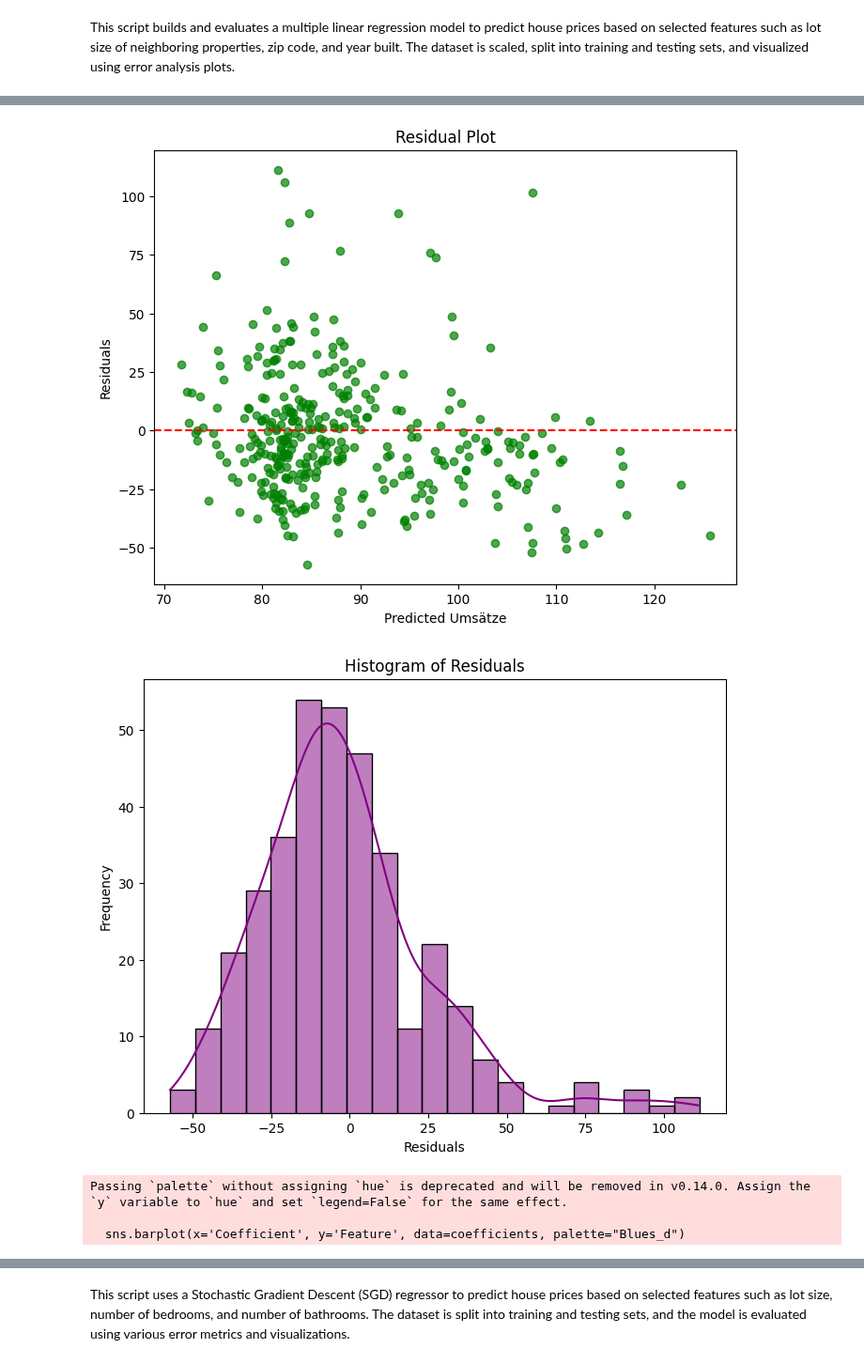
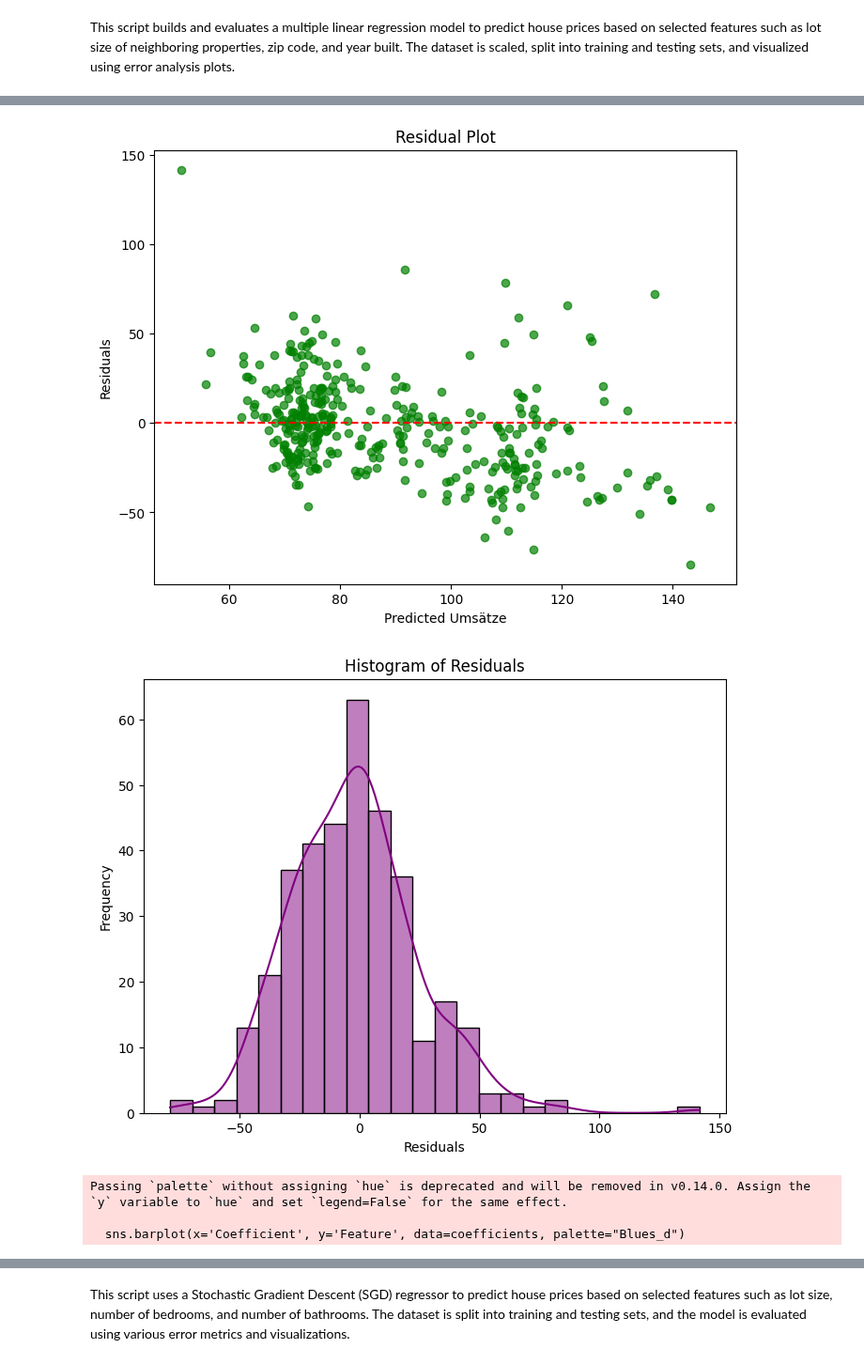
Before and after one commit to Fiesa00/DS_ML_Gr_1.5, a Jupyter notebook: 2_BaselineModel/Baseline-Model W4.ipynb, the cells around one changed output, grey strips where cells are left out. Shown at 94% size. Cells and saved outputs as stored; diff of their text form; code cells hidden in the pictures.

```diff
--- a/2_BaselineModel/Baseline-Model W4.ipynb
+++ b/2_BaselineModel/Baseline-Model W4.ipynb
@@ -101,7 +101,7 @@ data=data
 # Select features and target variable
 # Features include the different Warengruppen, Monday y/n
 features = ['Inflationsrate','Heimspiel','Markt', 'Temperatur', 'Schulferien',
-            'Feiertage', 'Niederschlag','Schneehoehe','Sonnenschein','Weihnachtsmarkt','Monat','Semesterferien']
+            'Feiertage', 'Niederschlag','Schneehoehe','Sonnenschein','Weihnachtsmarkt','Monat','Semesterferien','Werktag']
 X = data[features] #target variable: Umsatz
 y=data['Umsatz']
 
@@ -213,5 +213,5 @@ Mean Absolute Percentage Error (MAPE): 25.46%
-[figure, old version]
+[figure, new version]
-[figure, old version]
+[figure, new version]
 Passing `palette` without assigning `hue` is deprecated and will be removed in v0.14.0. Assign the `y` variable to `hue` and set `legend=False` for the same effect.
 
   sns.barplot(x='Coefficient', y='Feature', data=coefficients, palette="Blues_d")
```
Also changed, not shown: parts of 6 cells of this notebook, 4 other files.
